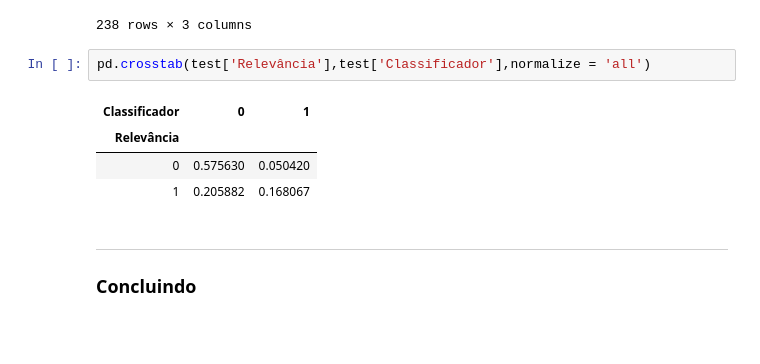
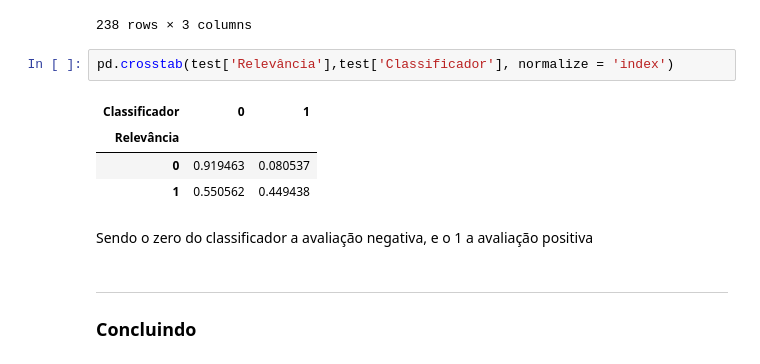
Before and after one commit to fabio-dff/P1CDados, a Jupyter notebook: Projeto1_Classificador_layout(1).ipynb, the cells around one changed output. Saved outputs shown, nothing was run; the diff lists cells and outputs as text; blank space fills up the shorter version.

```diff
--- a/Projeto1_Classificador_layout(1).ipynb
+++ b/Projeto1_Classificador_layout(1).ipynb
@@ -521,12 +525,14 @@ test
 | 237 | @_ilipe quero um iphone 11 🤔 | 1 | 1 |
 238 rows × 3 columns
 # %%
-pd.crosstab(test['Relevância'],test['Classificador'],normalize = 'all')
+pd.crosstab(test['Relevância'],test['Classificador'], normalize = 'index')
 # %% [output]
 | Classificador | 0 | 1 |
 | Relevância |  |  |
-| 0 | 0.575630 | 0.050420 |
-| 1 | 0.205882 | 0.168067 |
+| 0 | 0.919463 | 0.080537 |
+| 1 | 0.550562 | 0.449438 |
+# %% [markdown]
+Sendo o zero do classificador a avaliação negativa, e o 1 a avaliação positiva
 # %% [markdown]
 ___
 ### Concluindo
```
Also changed, not shown: parts of 34 cells of this notebook.
